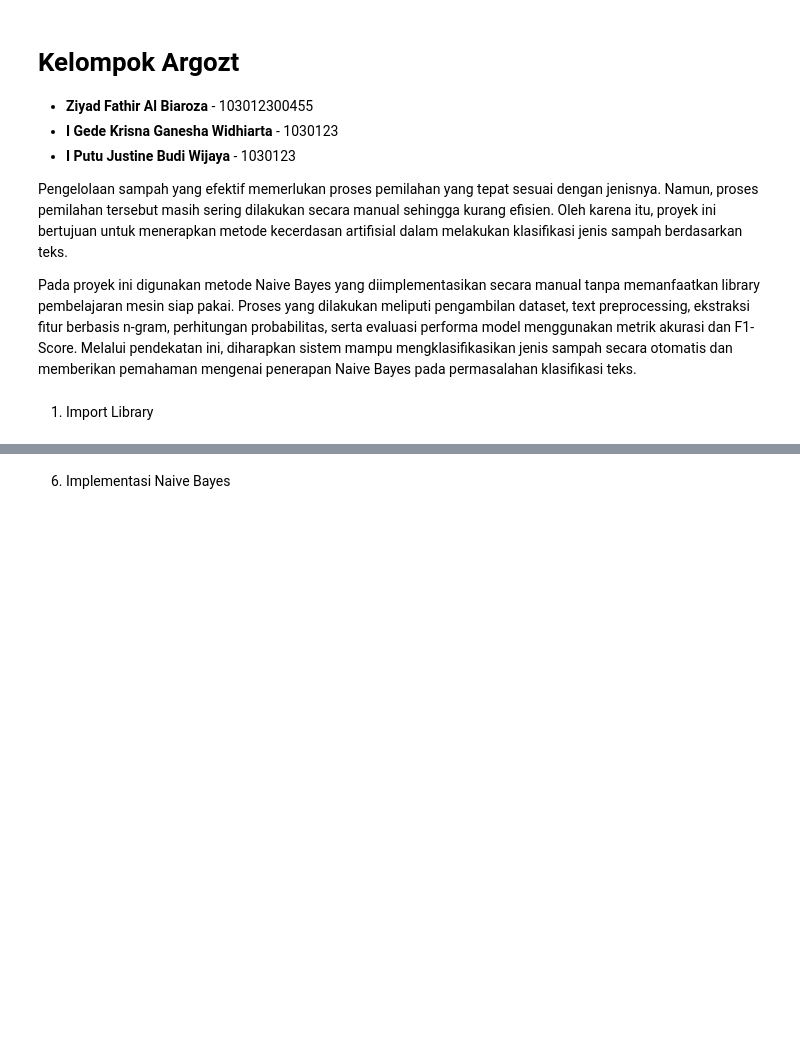
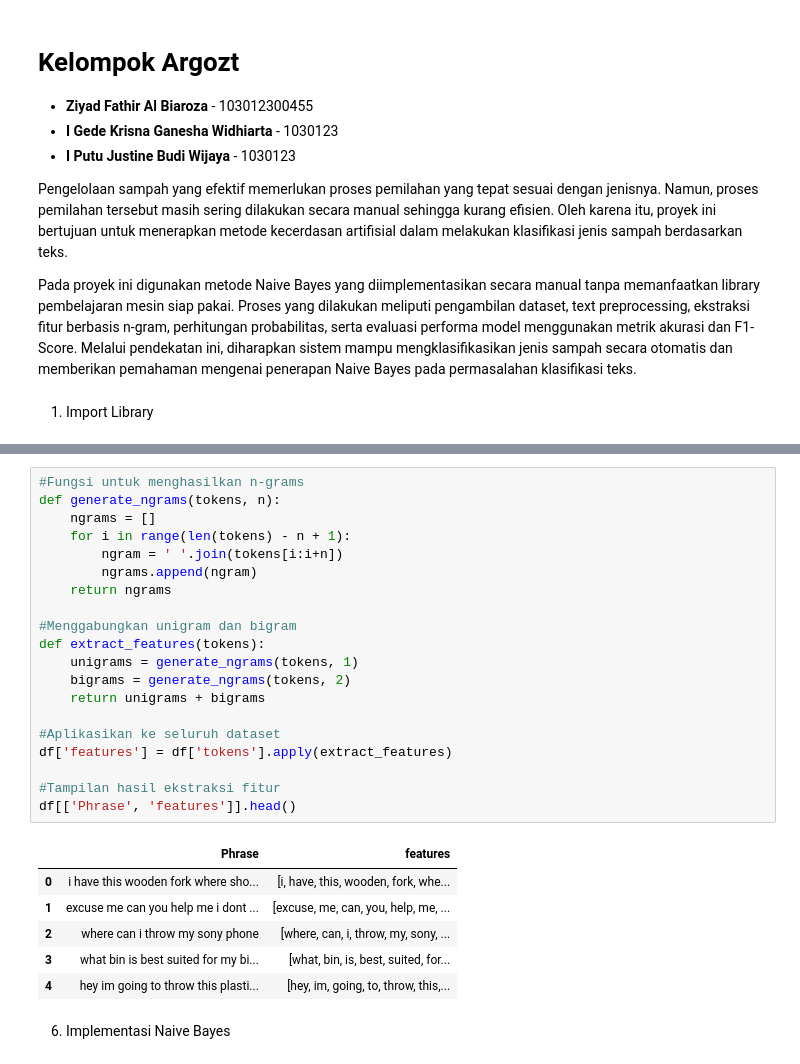
Before and after one commit to riarumoda/Waste-Clasification-project, a Jupyter notebook: notebooks/waste_classification_naive_bayes.ipynb, the cells around one changed output, grey strips where cells are left out. Drawn from its saved outputs; the diff is of its cells as text; blank space fills up the shorter version.

```diff
--- a/notebooks/waste_classification_naive_bayes.ipynb
+++ b/notebooks/waste_classification_naive_bayes.ipynb
@@ -37,3 +113,30 @@ df.head()
+# %%
+#Fungsi untuk menghasilkan n-grams
+def generate_ngrams(tokens, n):
+    ngrams = []
+    for i in range(len(tokens) - n + 1):
+        ngram = ' '.join(tokens[i:i+n])
+        ngrams.append(ngram)
+    return ngrams
+
+#Menggabungkan unigram dan bigram
+def extract_features(tokens):
+    unigrams = generate_ngrams(tokens, 1)
+    bigrams = generate_ngrams(tokens, 2)
+    return unigrams + bigrams
+
+#Aplikasikan ke seluruh dataset
+df['features'] = df['tokens'].apply(extract_features)
+
+#Tampilan hasil ekstraksi fitur
+df[['Phrase', 'features']].head()
+# %% [output]
+|  | Phrase | features |
+| 0 | i have this wooden fork where sho... | [i, have, this, wooden, fork, whe... |
+| 1 | excuse me can you help me i dont ... | [excuse, me, can, you, help, me, ... |
+| 2 | where can i throw my sony phone | [where, can, i, throw, my, sony, ... |
+| 3 | what bin is best suited for my bi... | [what, bin, is, best, suited, for... |
+| 4 | hey im going to throw this plasti... | [hey, im, going, to, throw, this,... |
 # %% [markdown]
 6. Implementasi Naive Bayes
 # %% [markdown]
```
Also changed, not shown: parts of 8 cells of this notebook.
